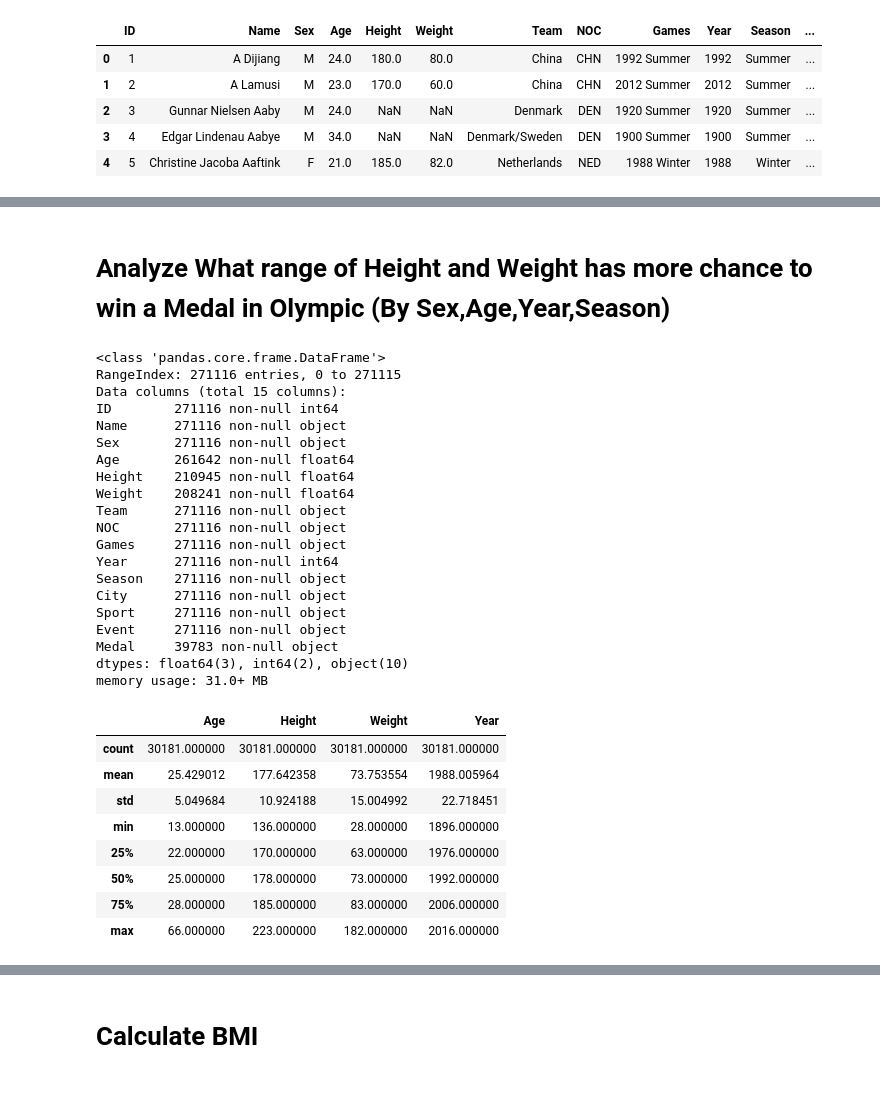
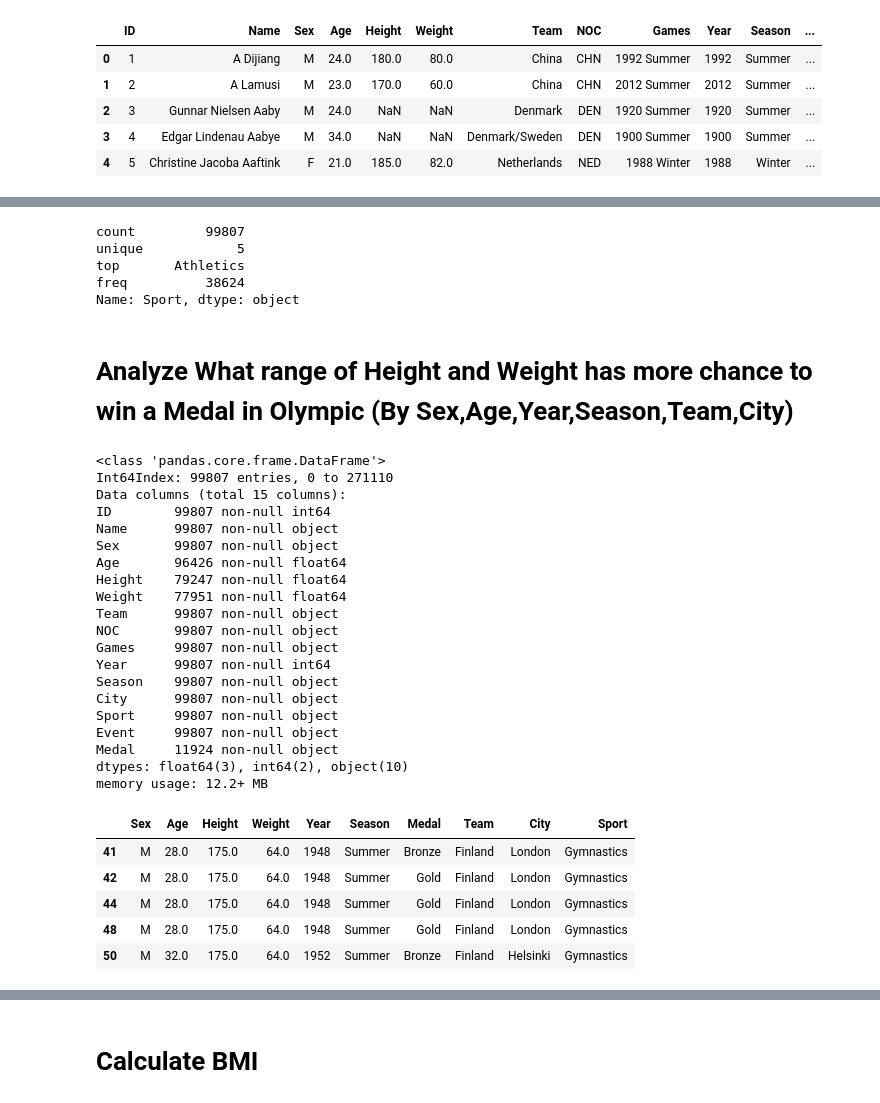
Before and after one commit to harryhancanada/learning, a Jupyter notebook: TeamProjectHarry.ipynb, the cells around one changed output, grey strips where cells are left out. Cells and saved outputs as stored; diff of their text form; code cells hidden in the pictures.

```diff
--- a/TeamProjectHarry.ipynb
+++ b/TeamProjectHarry.ipynb
@@ -4,7 +4,7 @@ import numpy as np
 import matplotlib.pyplot as plt
 from pandas import Series, DataFrame
 plt.rc('figure', figsize=(10, 10))
-df = pd.read_csv('data/athlete_events.csv')
+df = pd.read_csv('athlete_events.csv')
 df.head()
 # %% [output]
 |  | ID | Name | Sex | Age | Height | Weight | Team | NOC | Games | Year | Season | ... |
@@ -16,40 +36,47 @@ df.head()
+# %%
+selected_sports=['Gymnastics','Athletics','Swimming','Football','Basketball']
+df.loc[df["Sport"].isin(selected_sports)].Sport.describe()
+# %% [output]
+count         99807
+unique            5
+top       Athletics
+freq          38624
+Name: Sport, dtype: object
+# %%
+df=df.loc[df["Sport"].isin(selected_sports)]
 # %% [markdown]
-# Analyze What range of Height and Weight has more chance to win a Medal in Olympic (By Sex,Age,Year,Season)
+# Analyze What range of Height and Weight has more chance to win a Medal in Olympic (By Sex,Age,Year,Season,Team,City)
 # %%
 df.info()
 # %% [output]
 <class 'pandas.core.frame.DataFrame'>
-RangeIndex: 271116 entries, 0 to 271115
+Int64Index: 99807 entries, 0 to 271110
 Data columns (total 15 columns):
-ID        271116 non-null int64
-Name      271116 non-null object
-Sex       271116 non-null object
-Age       261642 non-null float64
-Height    210945 non-null float64
-Weight    208241 non-null float64
-Team      271116 non-null object
-NOC       271116 non-null object
-Games     271116 non-null object
-Year      271116 non-null int64
-Season    271116 non-null object
-City      271116 non-null object
-Sport     271116 non-null object
-Event     271116 non-null object
-Medal     39783 non-null object
+ID        99807 non-null int64
+Name      99807 non-null object
+Sex       99807 non-null object
+Age       96426 non-null float64
+Height    79247 non-null float64
+Weight    77951 non-null float64
+Team      99807 non-null object
+NOC       99807 non-null object
+Games     99807 non-null object
+Year      99807 non-null int64
+Season    99807 non-null object
+City      99807 non-null object
+Sport     99807 non-null object
+Event     99807 non-null object
+Medal     11924 non-null object
 dtypes: float64(3), int64(2), object(10)
-memory usage: 31.0+ MB
+memory usage: 12.2+ MB
 # %%
-dfmedal=df[['Sex','Age','Height','Weight','Year','Season','Medal']] #check medal player with height and weight records
-dfall=df[['Sex','Age','Height','Weight','Year','Season']]
+dfmedal=df[['Sex','Age','Height','Weight','Year','Season','Medal','Team','City','Sport']] #check medal player with height and weight records
 dfmedal=dfmedal.dropna()
-dfmedal.describe()
+dfmedal.head()
 # %% [output]
-|  | Age | Height | Weight | Year |
-| count | 30181.000000 | 30181.000000 | 30181.000000 | 30181.000000 |
-| mean | 25.429012 | 177.642358 | 73.753554 | 1988.005964 |
-| std | 5.049684 | 10.924188 | 15.004992 | 22.718451 |
-| min | 13.000000 | 136.000000 | 28.000000 | 1896.000000 |
-| 25% | 22.000000 | 170.000000 | 63.000000 | 1976.000000 |
-| 50% | 25.000000 | 178.000000 | 73.000000 | 1992.000000 |
-| 75% | 28.000000 | 185.000000 | 83.000000 | 2006.000000 |
-| max | 66.000000 | 223.000000 | 182.000000 | 2016.000000 |
+|  | Sex | Age | Height | Weight | Year | Season | Medal | Team | City | Sport |
+| 41 | M | 28.0 | 175.0 | 64.0 | 1948 | Summer | Bronze | Finland | London | Gymnastics |
+| 42 | M | 28.0 | 175.0 | 64.0 | 1948 | Summer | Gold | Finland | London | Gymnastics |
+| 44 | M | 28.0 | 175.0 | 64.0 | 1948 | Summer | Gold | Finland | London | Gymnastics |
+| 48 | M | 28.0 | 175.0 | 64.0 | 1948 | Summer | Gold | Finland | London | Gymnastics |
+| 50 | M | 32.0 | 175.0 | 64.0 | 1952 | Summer | Bronze | Finland | Helsinki | Gymnastics |
```
Also changed, not shown: parts of 33 cells of this notebook.
